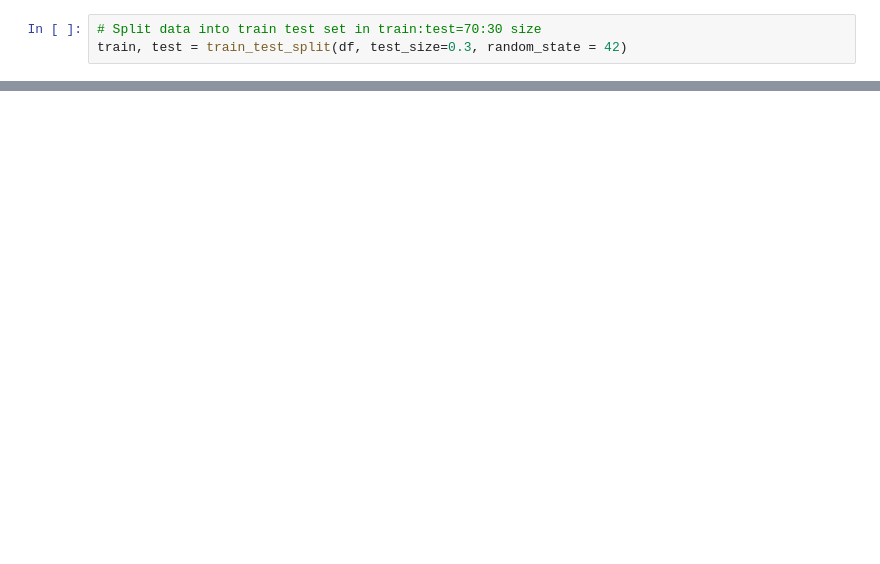
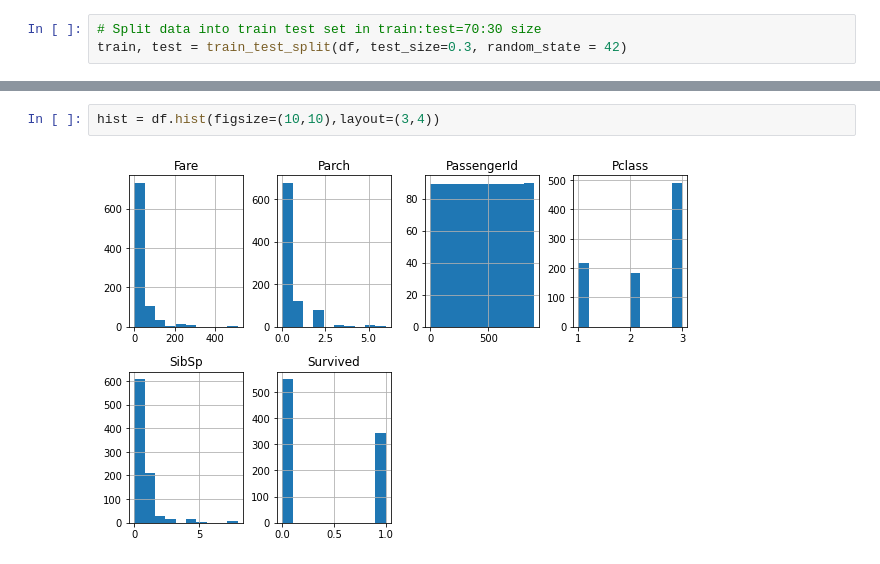
Before and after one commit to Bea2020-Mant/WWCodeDataScience, a Jupyter notebook: Titanic.ipynb, the cells around one changed output, grey strips where cells are left out. Saved outputs shown, nothing was run; the diff lists cells and outputs as text; blank space fills up the shorter version.

```diff
--- a/Titanic.ipynb
+++ b/Titanic.ipynb
@@ -139,0 +179,4 @@ test.shape
+# %%
+hist = df.hist(figsize=(10,10),layout=(3,4))
+# %% [output]
+[figure, added]
```
Also changed, not shown: parts of 22 cells of this notebook.
